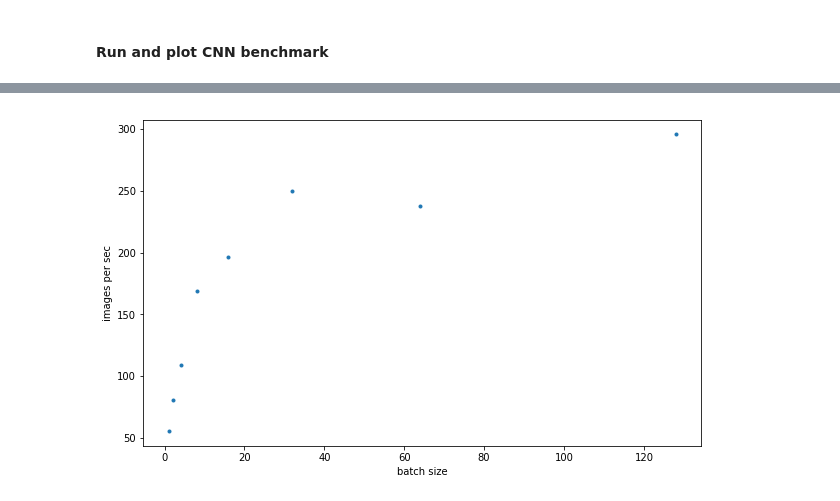
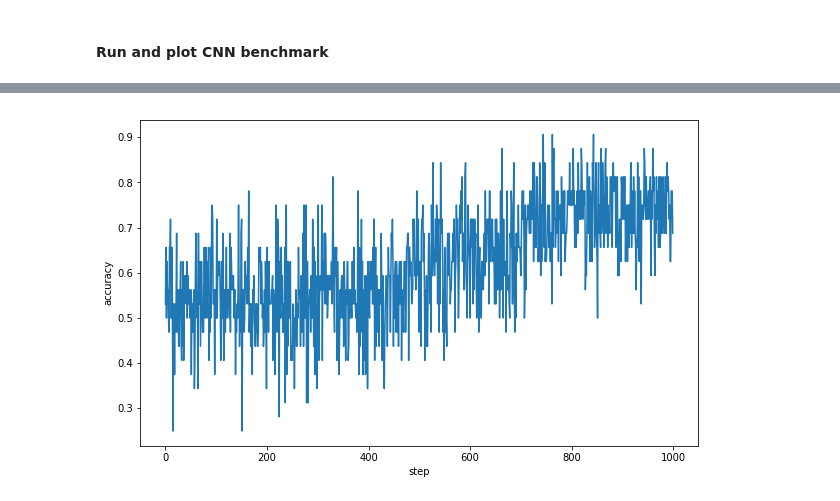
Before and after one commit to danjust/MLbenchmark, a Jupyter notebook: benchmarks_tensorflow.ipynb, the cells around one changed output, grey strips where cells are left out. Cells and saved outputs as stored; diff of their text form; code cells hidden in the pictures.

```diff
--- a/benchmarks_tensorflow.ipynb
+++ b/benchmarks_tensorflow.ipynb
@@ -133,14 +130,23 @@ steps_cnn = 10
-# %%
-numsteps = 8
-
-timeUsedCNN = np.zeros(numsteps)
-batch_size_cnn = np.zeros(numsteps,dtype=np.int32)
-
-for step in range(numsteps):
-    batch_size_cnn[step] = 2**step
-    timeUsedCNN[step] = benchmark_cnn.train(
-            data_dir,
-            batch_size_cnn[step],
-            steps_cnn,
-            num_gpu,
-            devlist)/(batch_size_cnn[step]*steps_cnn)
+# %%
+num_layers_cnn = 3
+num_features_cnn = [4,8,16]
+kernel_cnn = [3,3,3]
+pooling_cnn = [3,3,3]
+num_trainimg = 10000
+num_testimg = 1000
+imgsize = 50
+numsteps_cnn = 1000
+batchsize_cnn = 32
+logstep_cnn = 50
+# %%
+timeUsed_train, timeUsed_infer, acc = benchmark_cnn.benchmark_cnn(
+        num_layers_cnn,
+        num_features_cnn,
+        kernel_cnn,
+        pooling_cnn,
+        num_trainimg,
+        num_testimg,
+        imgsize,
+        numsteps_cnn,
+        batchsize_cnn,
+        logstep_cnn)
@@ -147,8 +171,8 @@ for step in range(numsteps):
 # %%
 f, (ax1) = plt.subplots(1,1,figsize=(10, 6))
-ax1.plot(batch_size_cnn,1/timeUsedCNN,'.')
-ax1.set_xlabel("batch size")
-ax1.set_ylabel("images per sec")
+ax1.plot(acc,'-')
+ax1.set_xlabel("step")
+ax1.set_ylabel("accuracy")
 plt.show()
 # %% [output]
-[figure, old version]
+[figure, new version]
```
Also changed, not shown: parts of 6 cells of this notebook, 11 other files.
